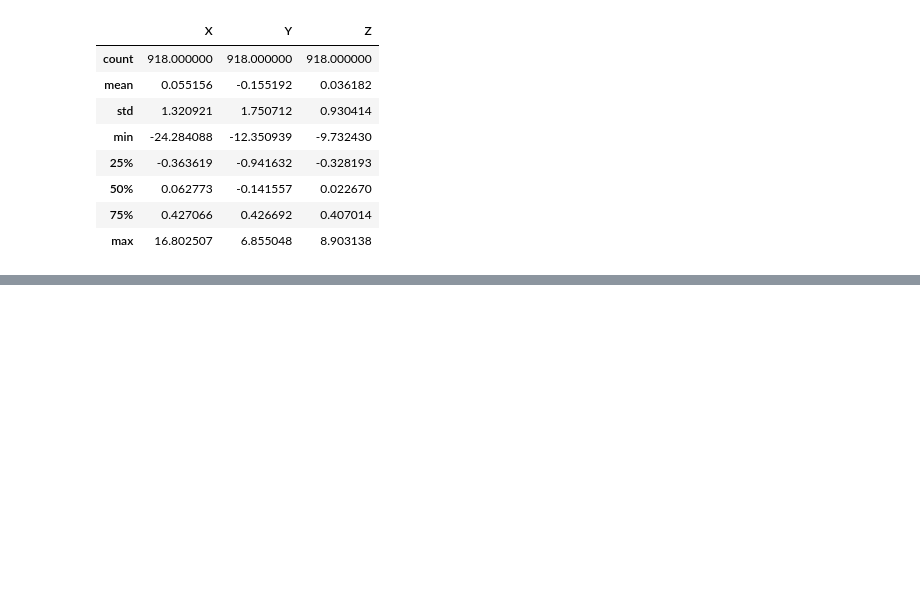
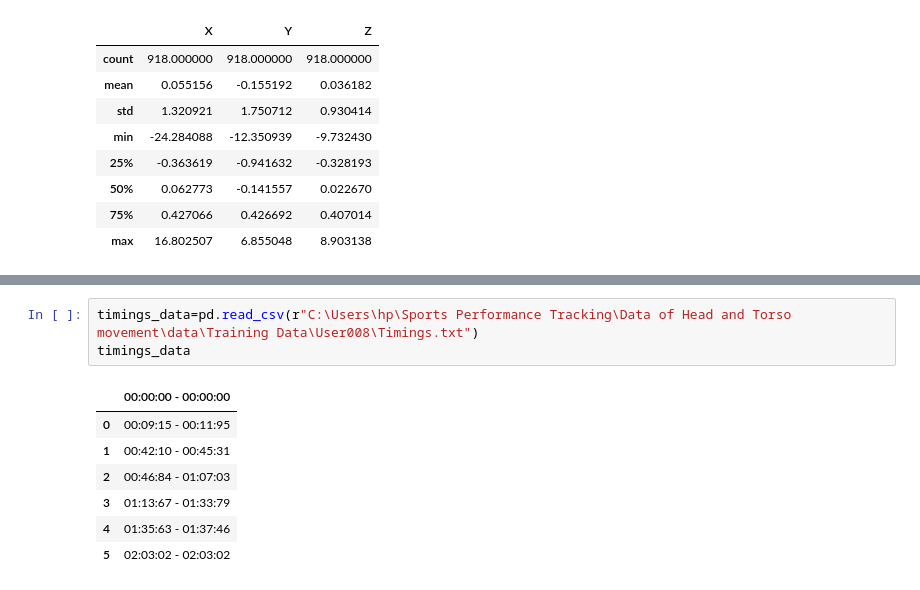
Before and after one commit to datakiptoo/Sports-Performance-Tracking, a Jupyter notebook: googleglass.ipynb, the cells around one changed output, grey strips where cells are left out. Drawn from its saved outputs; the diff is of its cells as text; blank space fills up the shorter version.

```diff
--- a/googleglass.ipynb
+++ b/googleglass.ipynb
@@ -87,0 +155,11 @@ linear_acceldata001.describe()
+# %%
+timings_data=pd.read_csv(r"C:\Users\hp\Sports Performance Tracking\Data of Head and Torso movement\data\Training Data\User008\Timings.txt")
+timings_data
+# %% [output]
+|  | 00:00:00 - 00:00:00 |
+| 0 | 00:09:15 - 00:11:95 |
+| 1 | 00:42:10 - 00:45:31 |
+| 2 | 00:46:84 - 01:07:03 |
+| 3 | 01:13:67 - 01:33:79 |
+| 4 | 01:35:63 - 01:37:46 |
+| 5 | 02:03:02 - 02:03:02 |
```
Also changed, not shown: parts of 28 cells of this notebook, 3 other files.
